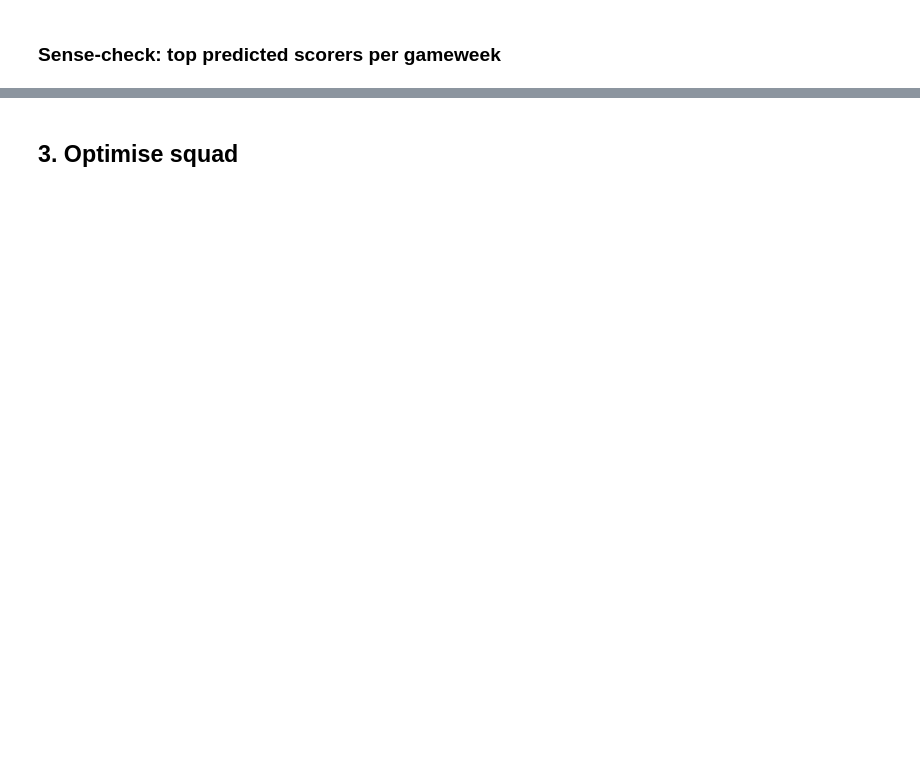
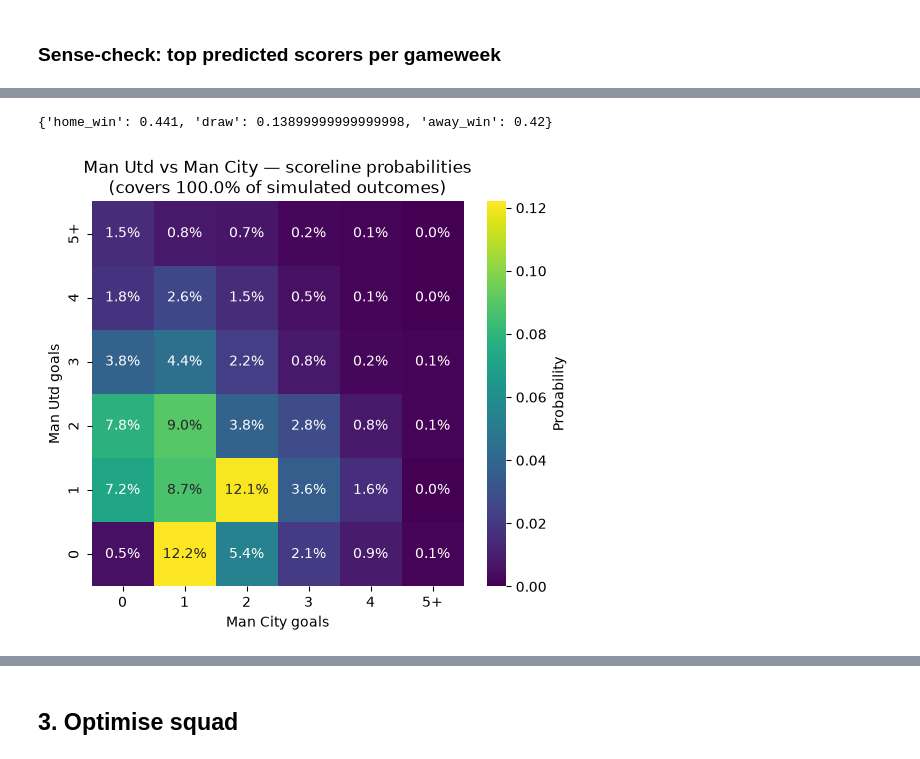
Before and after one commit to CScott4/fpl-2627, a Jupyter notebook: notebooks/weekly_analysis.ipynb, the cells around one changed output, grey strips where cells are left out. Saved outputs shown, nothing was run; the diff lists cells and outputs as text; code cells hidden in the pictures; blank space fills up the shorter version.

```diff
--- a/notebooks/weekly_analysis.ipynb
+++ b/notebooks/weekly_analysis.ipynb
@@ -26,7 +126,7 @@ team_gsxg.run()
 # %%
 from fpl.simulate import engine
 
-N_SIMULATIONS = 2_000  # increase for more stable estimates, at the cost of runtime
+N_SIMULATIONS = 1000  # increase for more stable estimates, at the cost of runtime
 N_GAMEWEEKS = 5
 
 results = engine.simulate_next_gameweeks(n_simulations=N_SIMULATIONS, n_gameweeks=N_GAMEWEEKS)
@@ -35,2 +154,6 @@ gameweek_ids
 # %% [markdown]
 ### Sense-check: top predicted scorers per gameweek
+# %%
+# Cell 5 — top predicted scorers, for a first gut check against reality
+gw_stats, scorelines = results[gameweek_ids[0]]
+gw_stats.sort_values("points", ascending=False).head(15)
@@ -36,0 +225,6 @@ gameweek_ids
+# %%
+# Cell — use it
+gw_stats, scorelines = results[gameweek_ids[1]]
+
+# check the exact team-name strings used as keys before calling the function
+list(scorelines.keys())
@@ -37,3 +242,14 @@ gameweek_ids
+# %%
+# Cell — plot one fixture
+home_team = 'Man Utd'
+away_team = 'Man City'
+
+ax, probabilities = scoreline_heatmap(scorelines, home_team, away_team, max_goals=5)
+
+probabilities
+# %% [output]
+{'home_win': 0.441, 'draw': 0.13899999999999998, 'away_win': 0.42}
+[figure, added]
 # %%
 for gw_id in gameweek_ids:
     print(f"\nGameweek {gw_id}")
```
Also changed, not shown: parts of 14 cells of this notebook, 4 other files.
